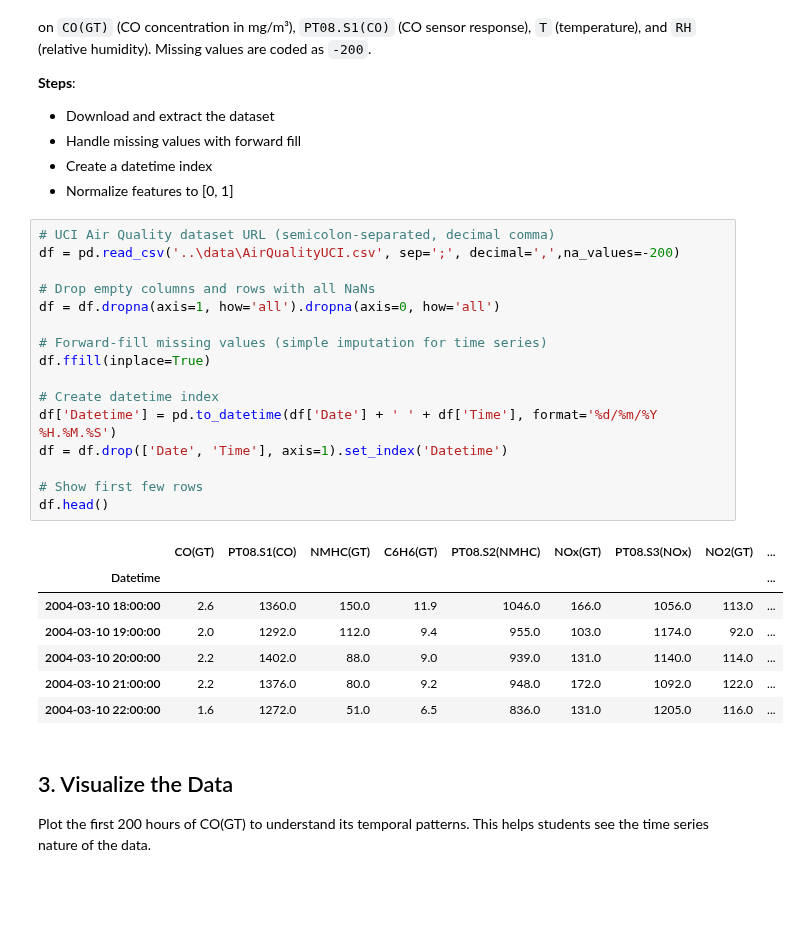
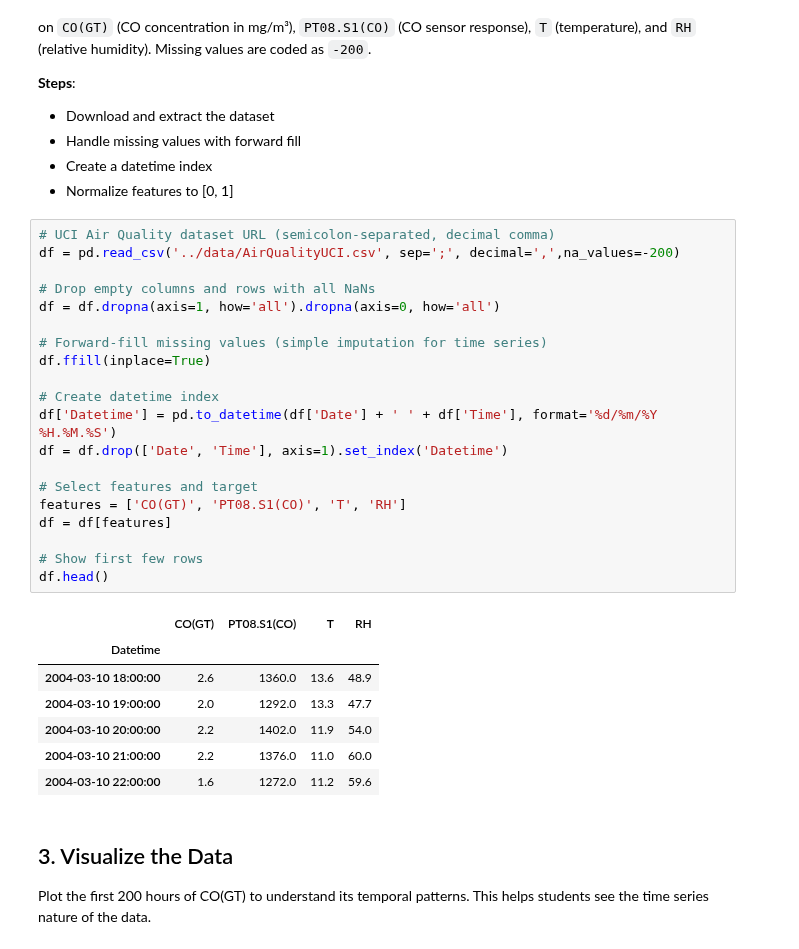
Before and after one commit to yadavrishikesh/Masterclass-IITMandi, a Jupyter notebook: Module4/code/NNs_introduction_to_RNN.ipynb, the cells around one changed output. Drawn from its saved outputs; the diff is of its cells as text; blank space fills up the shorter version.

```diff
--- a/Module4/code/NNs_introduction_to_RNN.ipynb
+++ b/Module4/code/NNs_introduction_to_RNN.ipynb
@@ -36,28 +36,32 @@ The dataset contains hourly sensor measurements from an Italian city (March 2004
 - Normalize features to [0, 1]
 # %%
 # UCI Air Quality dataset URL (semicolon-separated, decimal comma)
-df = pd.read_csv('..\data\AirQualityUCI.csv', sep=';', decimal=',',na_values=-200)
+df = pd.read_csv('../data/AirQualityUCI.csv', sep=';', decimal=',',na_values=-200)
 
 # Drop empty columns and rows with all NaNs
 df = df.dropna(axis=1, how='all').dropna(axis=0, how='all')
 
 # Forward-fill missing values (simple imputation for time series)
 df.ffill(inplace=True)
 
 # Create datetime index
 df['Datetime'] = pd.to_datetime(df['Date'] + ' ' + df['Time'], format='%d/%m/%Y %H.%M.%S')
 df = df.drop(['Date', 'Time'], axis=1).set_index('Datetime')
 
+# Select features and target
+features = ['CO(GT)', 'PT08.S1(CO)', 'T', 'RH']
+df = df[features]
+
 # Show first few rows
 df.head()
 # %% [output]
-|  | CO(GT) | PT08.S1(CO) | NMHC(GT) | C6H6(GT) | PT08.S2(NMHC) | NOx(GT) | PT08.S3(NOx) | NO2(GT) | ... |
-| Datetime |  |  |  |  |  |  |  |  | ... |
-| 2004-03-10 18:00:00 | 2.6 | 1360.0 | 150.0 | 11.9 | 1046.0 | 166.0 | 1056.0 | 113.0 | ... |
-| 2004-03-10 19:00:00 | 2.0 | 1292.0 | 112.0 | 9.4 | 955.0 | 103.0 | 1174.0 | 92.0 | ... |
-| 2004-03-10 20:00:00 | 2.2 | 1402.0 | 88.0 | 9.0 | 939.0 | 131.0 | 1140.0 | 114.0 | ... |
-| 2004-03-10 21:00:00 | 2.2 | 1376.0 | 80.0 | 9.2 | 948.0 | 172.0 | 1092.0 | 122.0 | ... |
-| 2004-03-10 22:00:00 | 1.6 | 1272.0 | 51.0 | 6.5 | 836.0 | 131.0 | 1205.0 | 116.0 | ... |
+|  | CO(GT) | PT08.S1(CO) | T | RH |
+| Datetime |  |  |  |  |
+| 2004-03-10 18:00:00 | 2.6 | 1360.0 | 13.6 | 48.9 |
+| 2004-03-10 19:00:00 | 2.0 | 1292.0 | 13.3 | 47.7 |
+| 2004-03-10 20:00:00 | 2.2 | 1402.0 | 11.9 | 54.0 |
+| 2004-03-10 21:00:00 | 2.2 | 1376.0 | 11.0 | 60.0 |
+| 2004-03-10 22:00:00 | 1.6 | 1272.0 | 11.2 | 59.6 |
 # %% [markdown]
 ## 3. Visualize the Data
 
```
Also changed, not shown: parts of 5 cells of this notebook, 1 other file.
